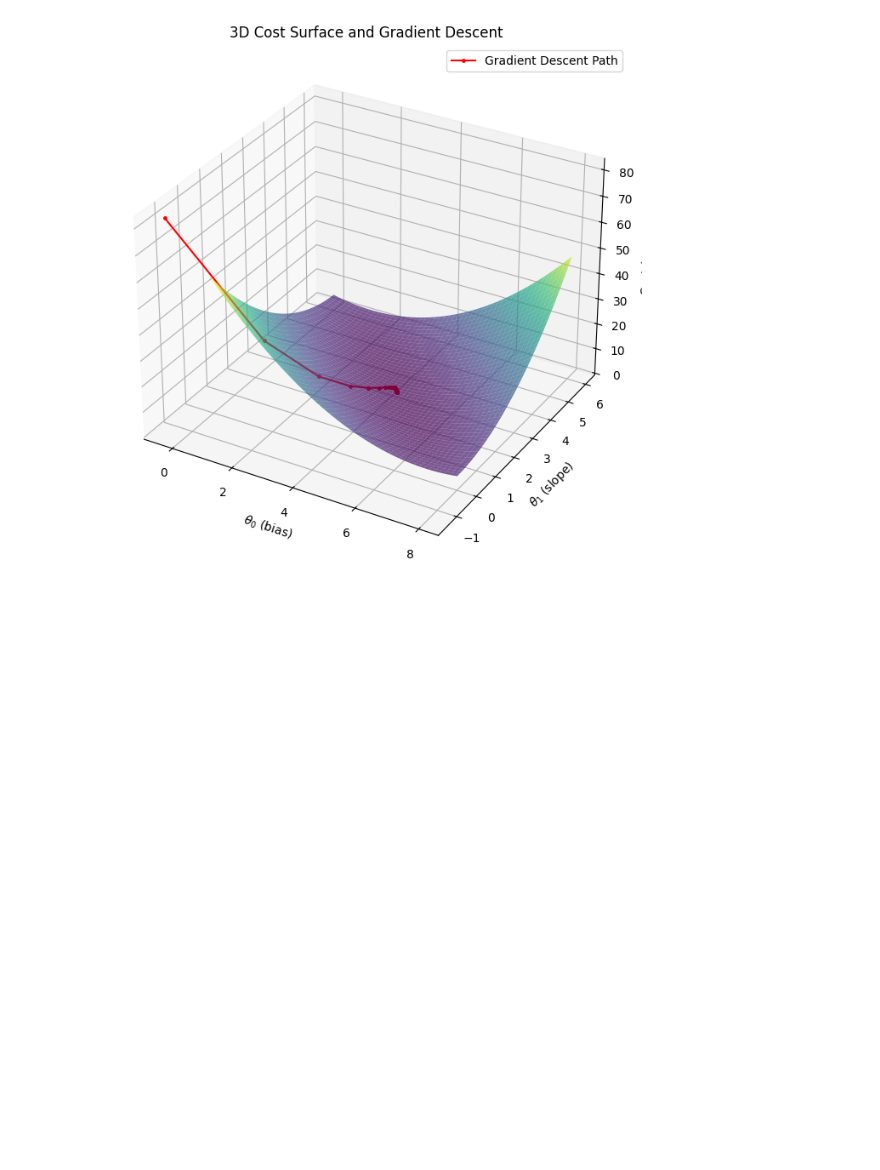
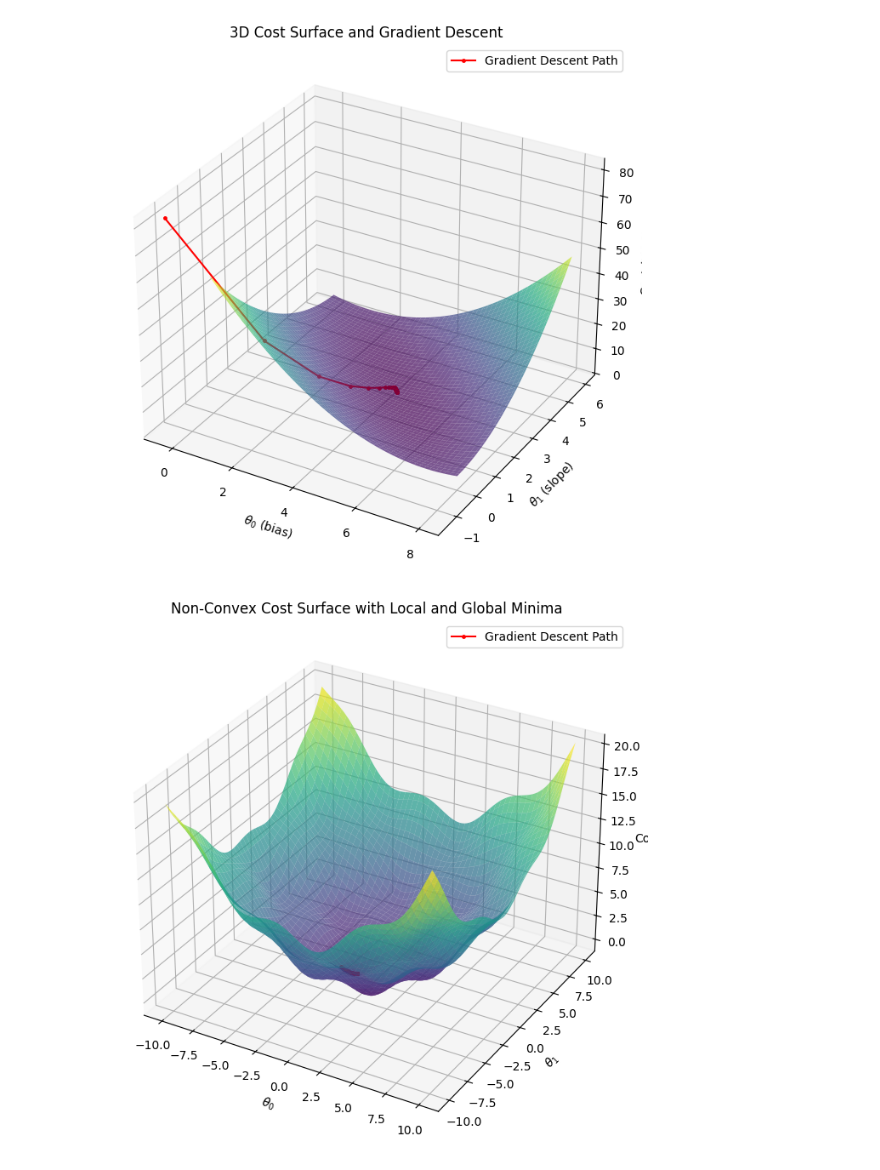
Before and after one commit to Ananddd06/Machine_Learning_indepth_notes, a Jupyter notebook: 01.Linear_Regression/LR.ipynb, the cells around one changed output. Saved outputs shown, nothing was run; the diff lists cells and outputs as text; code cells hidden in the pictures; blank space fills up the shorter version.

```diff
--- a/01.Linear_Regression/LR.ipynb
+++ b/01.Linear_Regression/LR.ipynb
@@ -215,3 +215,64 @@ ax.legend()
 plt.show()
 # %% [output]
 [figure]
+# %%
+import numpy as np
+import matplotlib.pyplot as plt
+from mpl_toolkits.mplot3d import Axes3D
+
+# 1. Create a synthetic non-convex cost function with multiple local minima
+def complex_cost_function(theta):
+    t0, t1 = theta[0], theta[1]
+    return np.sin(t0) * np.cos(t1) + 0.1 * (t0**2 + t1**2)
+
+# 2. Generate a meshgrid for θ0 and θ1
+theta0_vals = np.linspace(-10, 10, 200)
+theta1_vals = np.linspace(-10, 10, 200)
+T0, T1 = np.meshgrid(theta0_vals, theta1_vals)
+
+# 3. Compute the complex cost surface
+J_vals = np.array([[complex_cost_function([t0, t1]) for t0 in theta0_vals] for t1 in theta1_vals])
+
+# 4. Simulate a gradient descent path on the non-convex surface
+def gradient_descent_complex(cost_func, grad_func, lr=0.1, n_iters=50):
+    theta = np.random.uniform(-9, 9, size=2)
+    path = [theta.copy()]
+    for _ in range(n_iters):
+        grad = grad_func(theta)
+        theta = theta - lr * grad
+        path.append(theta.copy())
+    return np.array(path)
+
+# 5. Define the gradient of the cost function
+def complex_gradient(theta):
+    t0, t1 = theta[0], theta[1]
+    dt0 = np.cos(t0) * np.cos(t1) + 0.2 * t0
+    dt1 = -np.sin(t0) * np.sin(t1) + 0.2 * t1
+    return np.array([dt0, dt1])
+
+# 6. Run gradient descent
+path = gradient_descent_complex(complex_cost_function, complex_gradient)
+
+# Extract path for plotting
+theta0_path = path[:, 0]
+theta1_path = path[:, 1]
+cost_path = [complex_cost_function([t0, t1]) for t0, t1 in zip(theta0_path, theta1_path)]
+
+# 7. 3D Plot
+fig = plt.figure(figsize=(12, 8))
+ax = fig.add_subplot(111, projection='3d')
+
+# Plot the cost surface
+ax.plot_surface(T0, T1, J_vals, cmap='viridis', alpha=0.7)
+
+# Plot the gradient descent path
+ax.plot(theta0_path, theta1_path, cost_path, 'r.-', markersize=5, label='Gradient Descent Path')
+
+ax.set_xlabel(r'$\theta_0$')
+ax.set_ylabel(r'$\theta_1$')
+ax.set_zlabel('Cost')
+ax.set_title('Non-Convex Cost Surface with Local and Global Minima')
+ax.legend()
+plt.show()
+# %% [output]
+[figure, added]
```
Also changed, not shown: parts of 2 cells of this notebook.
